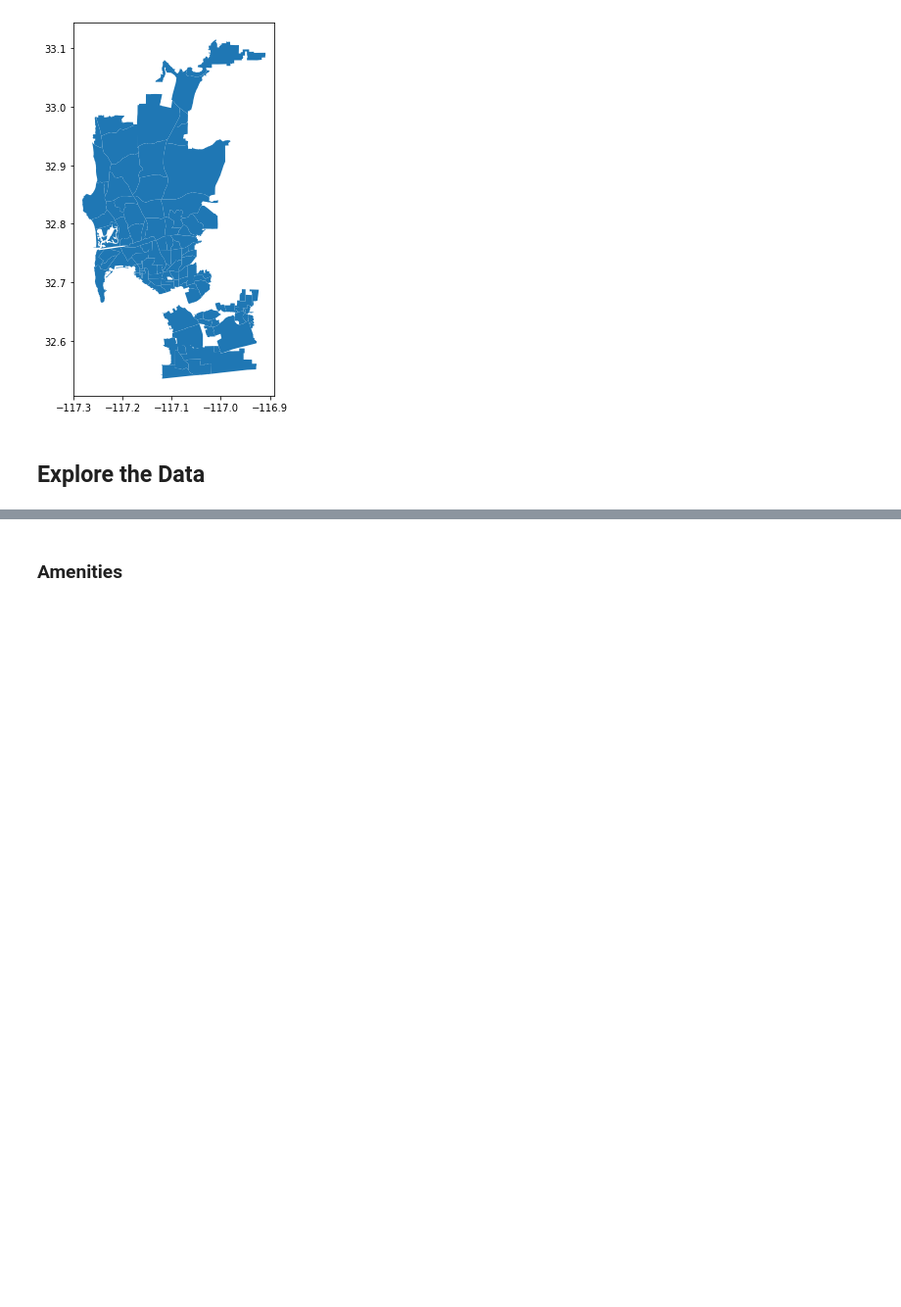
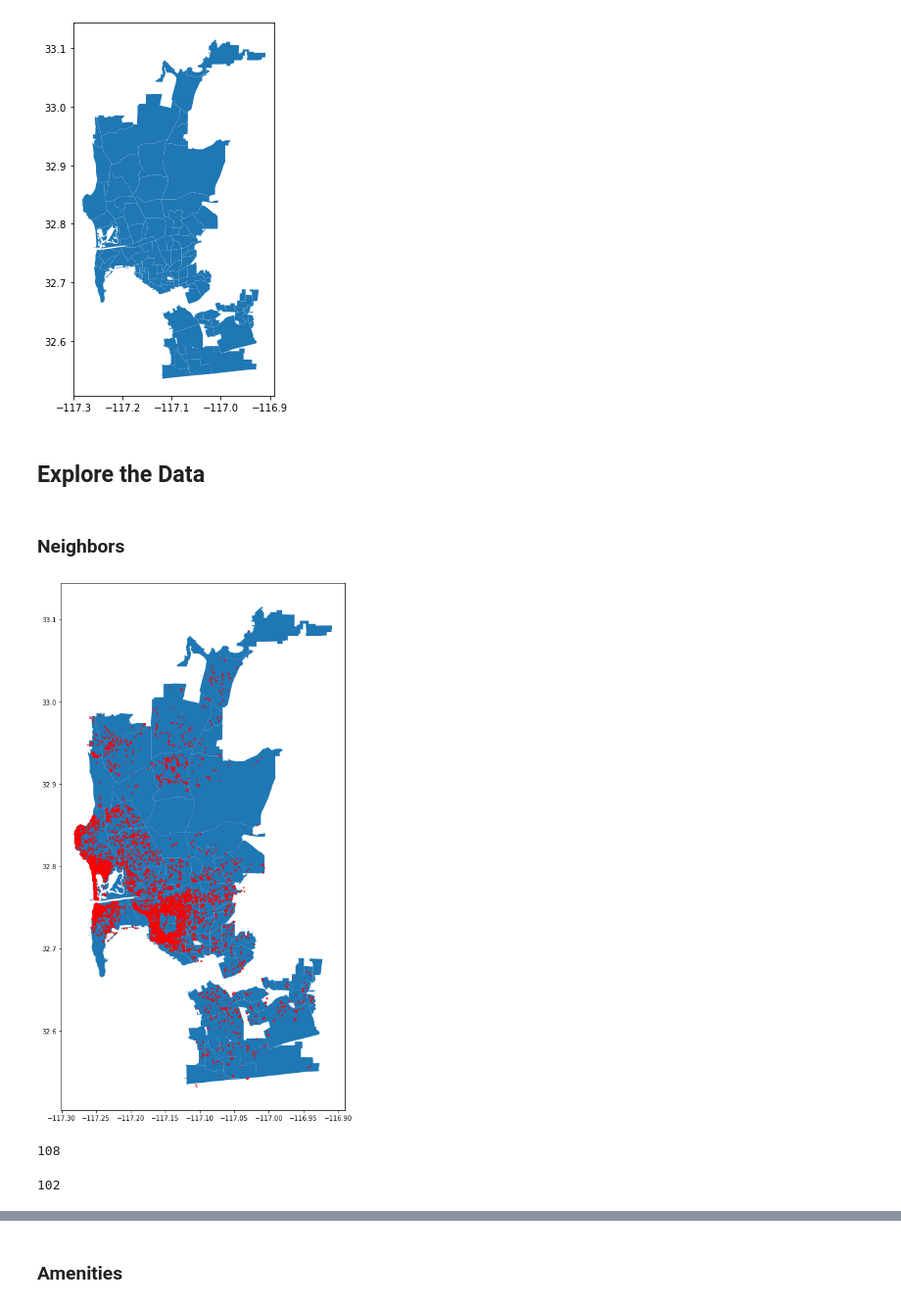
Before and after one commit to Hienquang/AirbnbCapstone, a Jupyter notebook: Notebook/Exploratory Data Analysis.ipynb, the cells around one changed output, grey strips where cells are left out. Shown at 98% size. Saved outputs shown, nothing was run; the diff lists cells and outputs as text; code cells hidden in the pictures; blank space fills up the shorter version.

```diff
--- a/Notebook/Exploratory Data Analysis.ipynb
+++ b/Notebook/Exploratory Data Analysis.ipynb
@@ -117,3 +88,23 @@ plt.show()
 [figure]
 # %% [markdown]
 ## Explore the Data
+# %% [markdown]
+### Neighbors
+# %%
+#plot neighbourhood map with listings overlay
+f, ax = plt.subplots(1, figsize=(15,15))
+gdf.plot(ax=ax)
+ax.scatter(listings.longitude,listings.latitude, color='red',s=2)
+plt.show()
+# %% [output]
+[figure, added]
+# %%
+#how many neighborhood on the map
+len(gdf)
+# %% [output]
+108
+# %%
+#how many neighbourhood with listings
+listings.neighbourhood.nunique()
+# %% [output]
+102
```
Also changed, not shown: parts of 11 cells of this notebook.
